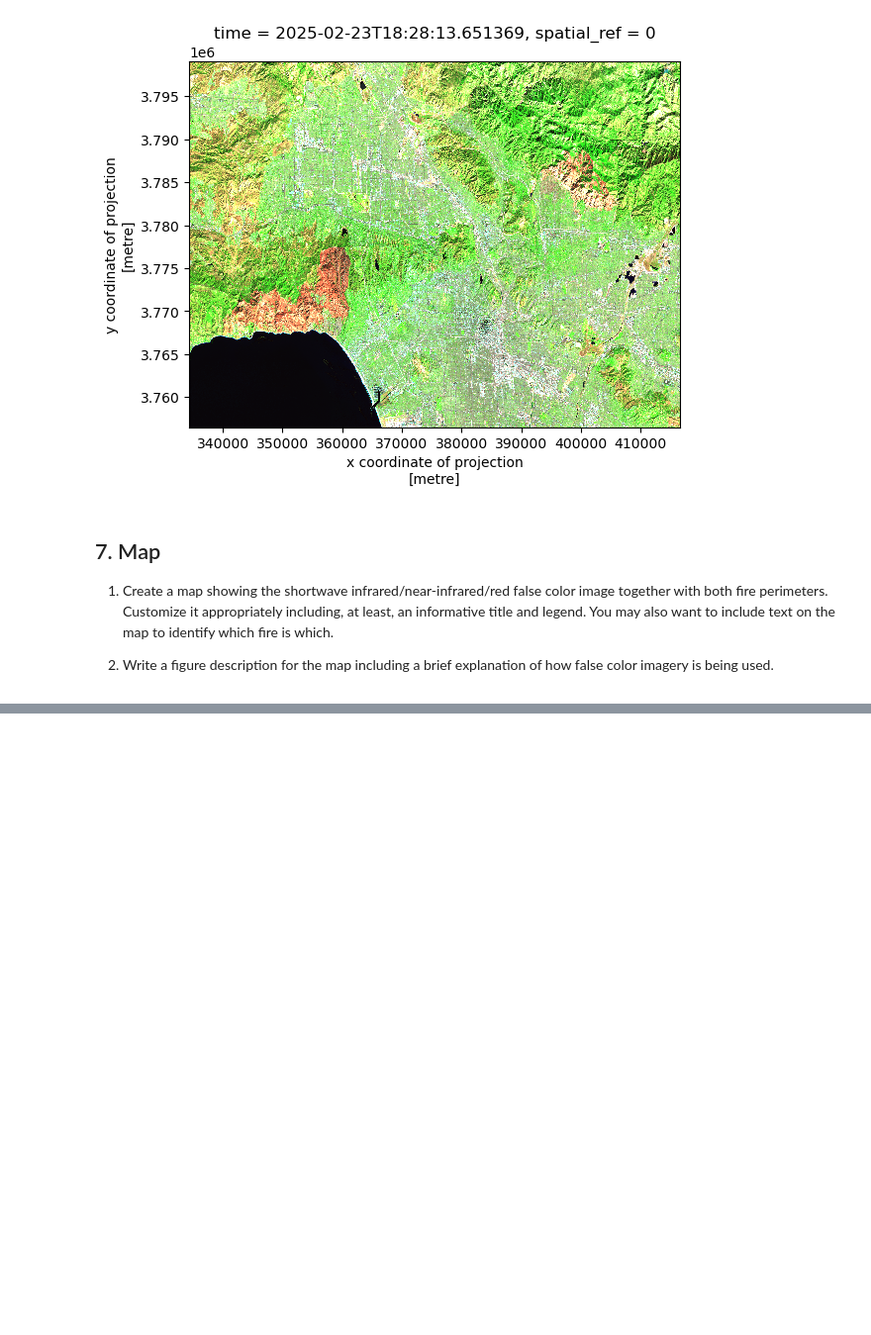
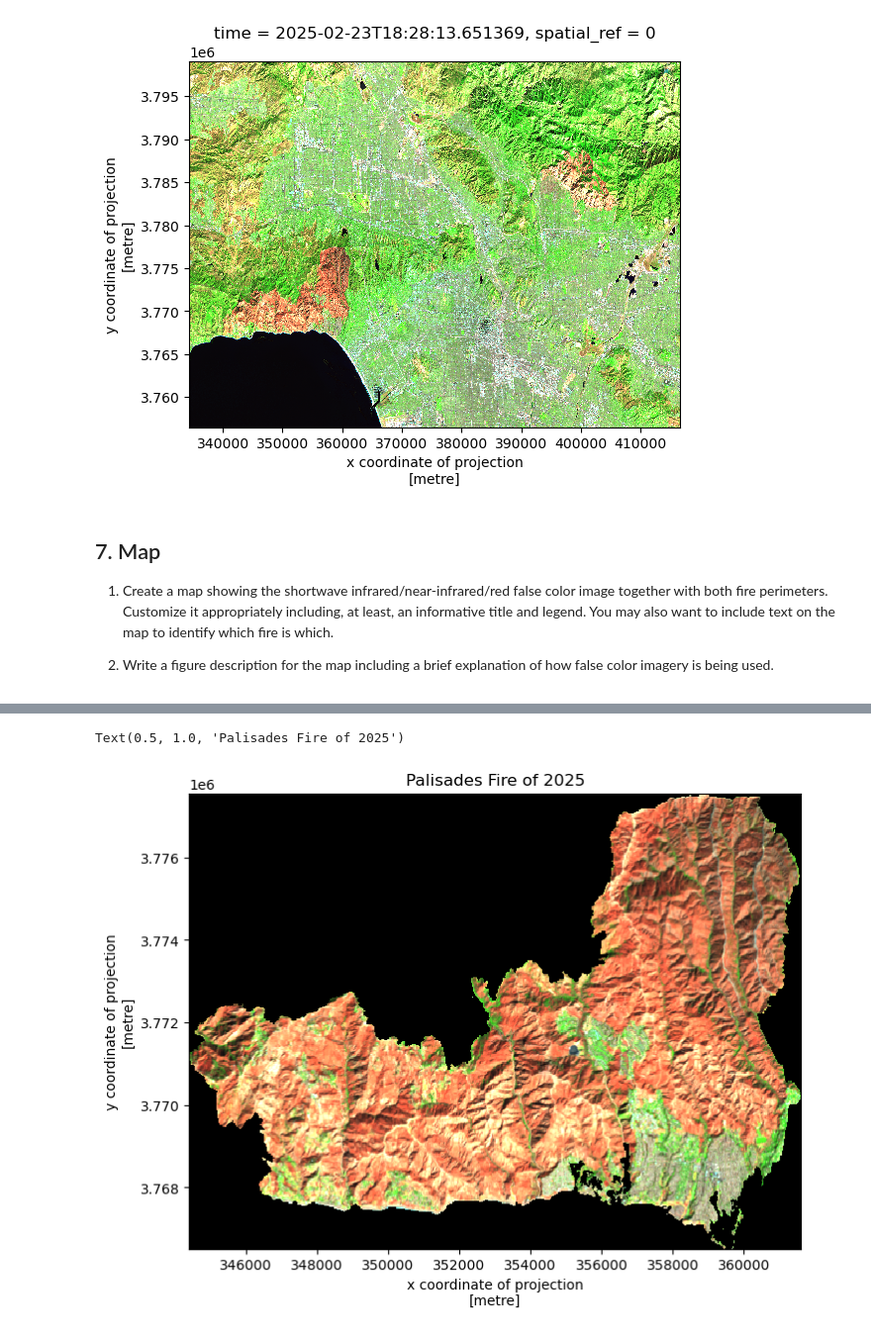
Before and after one commit to meganhessel/eds220-hwk4, a Jupyter notebook: hwk4-task2-false-color-YOURLASTNAME.ipynb, the cells around one changed output, grey strips where cells are left out. Shown at 99% size. Saved outputs shown, nothing was run; the diff lists cells and outputs as text; code cells hidden in the pictures; blank space fills up the shorter version.

```diff
--- a/hwk4-task2-false-color-YOURLASTNAME.ipynb
+++ b/hwk4-task2-false-color-YOURLASTNAME.ipynb
@@ -233,0 +233,15 @@ eaton
+# %%
+# Selecting data we want to plot
+pal_plot = (landsat_pal[['swir22', 'nir08', 'red']]
+    .to_array()
+    .fillna(0)) # nan values to 0
+
+# Plotting the figure
+fig, ax = plt.subplots(figsize=(8, 6))
+pal_plot.plot.imshow(
+    ax=ax,
+    vmin=7000, vmax=15500)
+ax.set_title('Palisades Fire of 2025')
+# %% [output]
+Text(0.5, 1.0, 'Palisades Fire of 2025')
+[figure, added]
```
Also changed, not shown: parts of 5 cells of this notebook.
